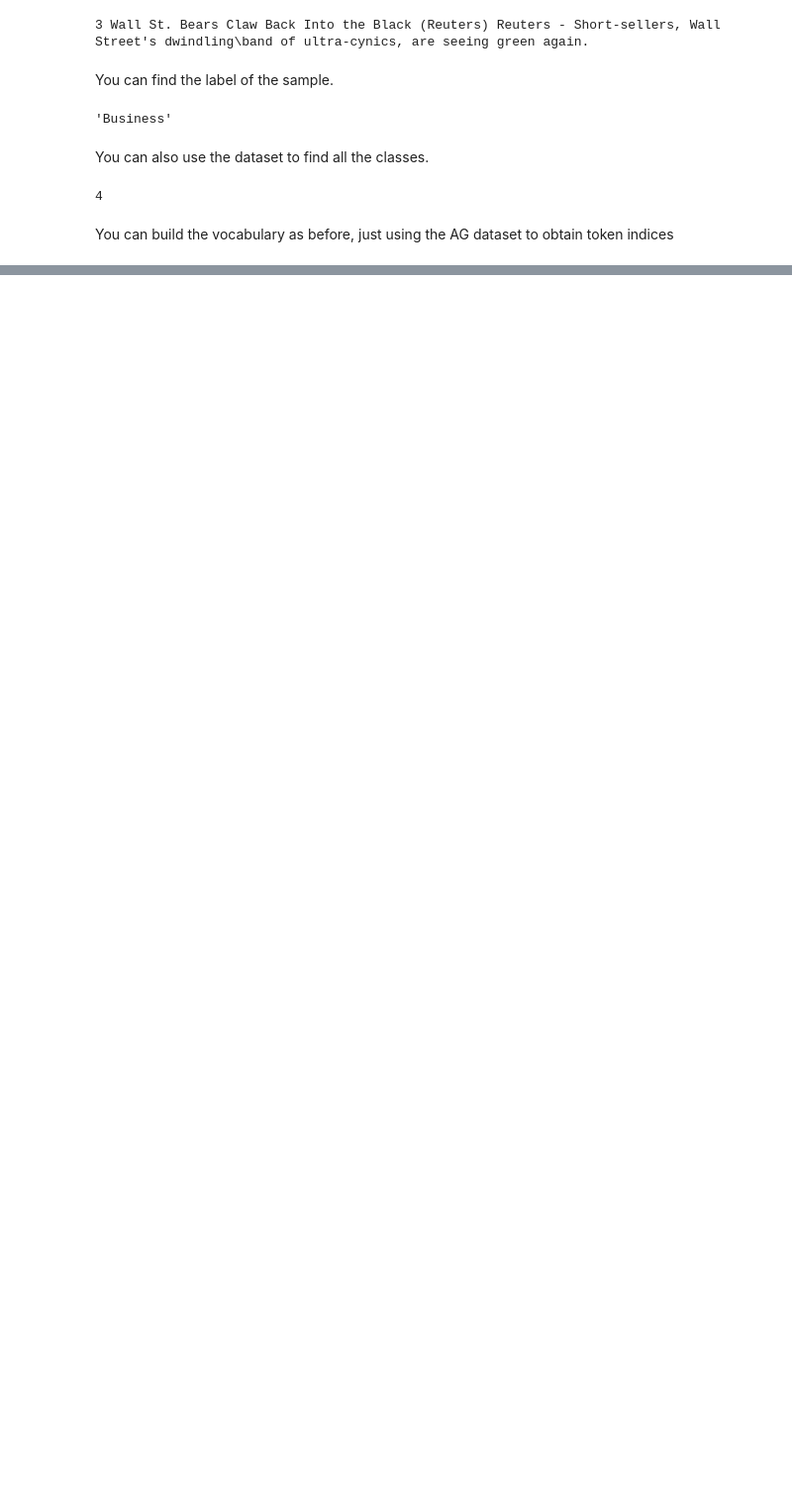
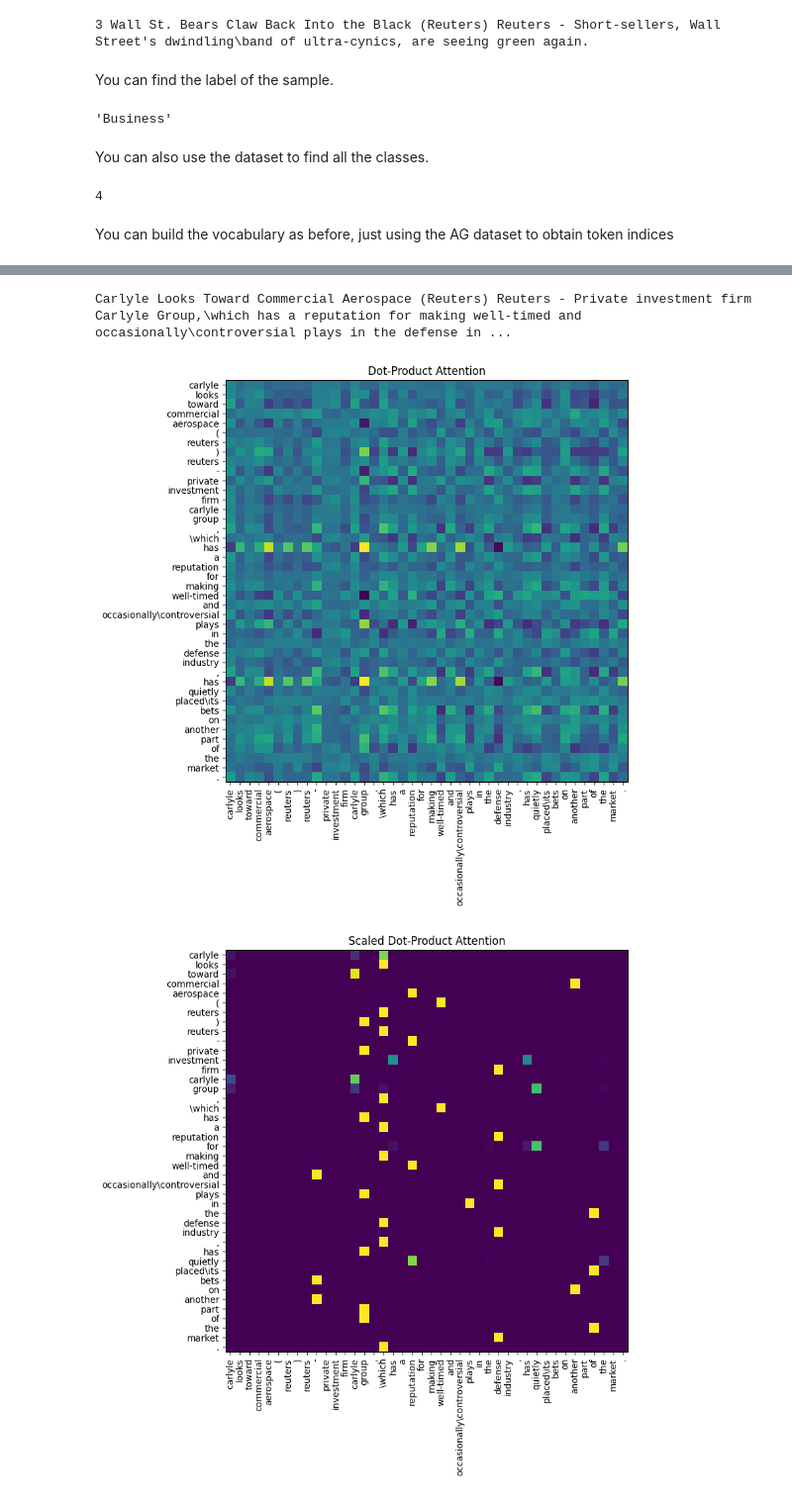
Before and after one commit to locchh/llm-playground, a Jupyter notebook: notebooks/LLM_Specialization/LLM_Specialization_11_Applying_Transformers_for_Classification.ipynb, the cells around one changed output, grey strips where cells are left out. Shown at 99% size. Cells and saved outputs as stored; diff of their text form; code cells hidden in the pictures; blank space fills up the shorter version.

```diff
--- a/notebooks/LLM_Specialization/LLM_Specialization_11_Applying_Transformers_for_Classification.ipynb
+++ b/notebooks/LLM_Specialization/LLM_Specialization_11_Applying_Transformers_for_Classification.ipynb
@@ -869,0 +1209,10 @@ vocab.set_default_index(vocab["<unk>"])
+# %%
+sample=1
+
+words=train_dataset[sample][1]
+print(words)
+plot_tras(words, model)
+# %% [output]
+Carlyle Looks Toward Commercial Aerospace (Reuters) Reuters - Private investment firm Carlyle Group,\which has a reputation for making well-timed and occasionally\controversial plays in the defense in ...
+[figure, added]
+[figure, added]
```
Also changed, not shown: parts of 82 cells of this notebook, 2 other files.
